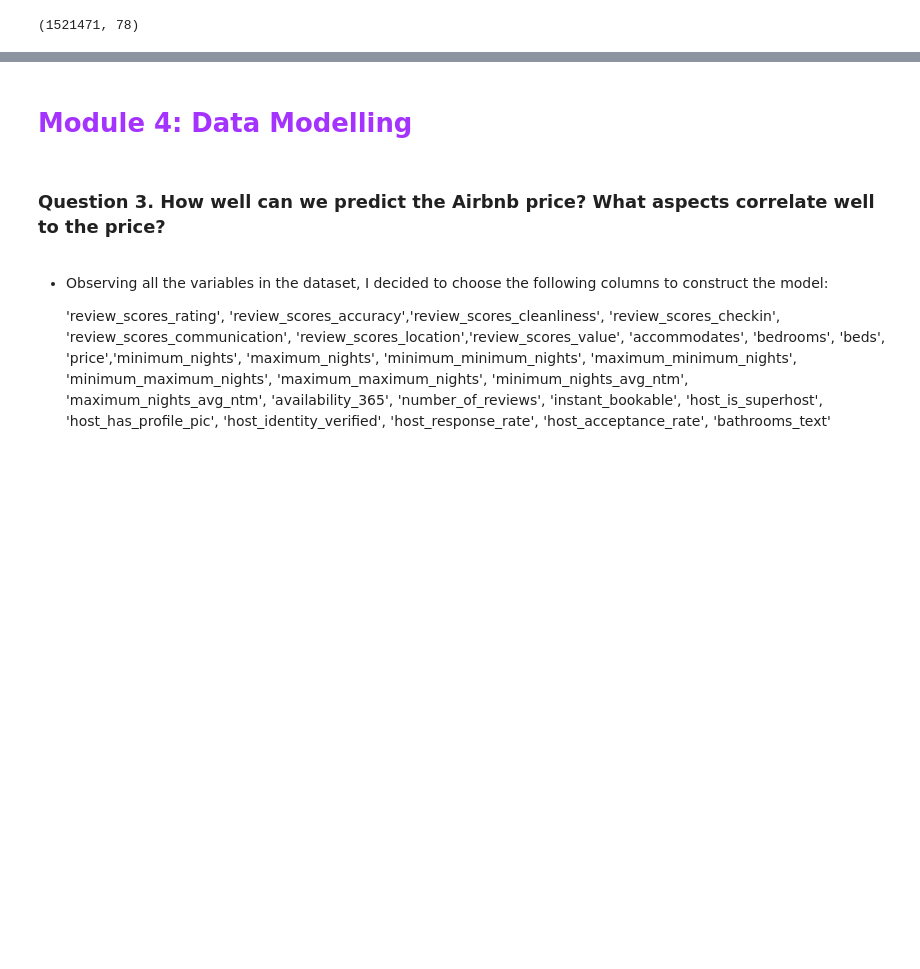
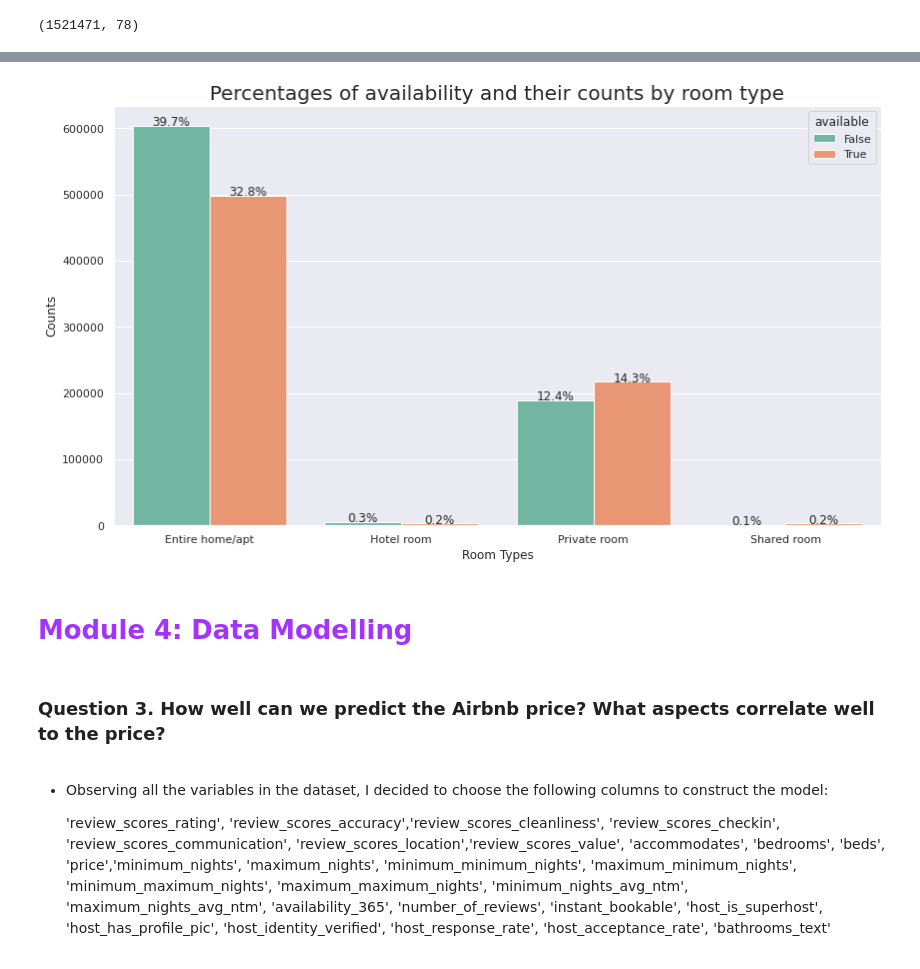
Before and after one commit to MartaBallesterB/DS_projects_nanodegree, a Jupyter notebook: Writing a Data Scientist Blog Post/Valencia_Airbnb_dataset.ipynb, the cells around one changed output, grey strips where cells are left out. Cells and saved outputs as stored; diff of their text form; code cells hidden in the pictures; blank space fills up the shorter version.

```diff
--- a/Writing a Data Scientist Blog Post/Valencia_Airbnb_dataset.ipynb
+++ b/Writing a Data Scientist Blog Post/Valencia_Airbnb_dataset.ipynb
@@ -316,0 +338,3 @@ map1
+# %%
+available_roomtype = calendar_listings.groupby(['available','room_type']).size().reset_index(name='Count')
+available_roomtype
@@ -316,0 +351,3 @@ map1
+# %%
+available_roomtype['Percentage'] = [(100 * x/available_roomtype['Count'].sum()).round(2) for x in available_roomtype['Count']]
+available_roomtype
@@ -317,3 +364,21 @@ map1
+# %%
+plt.rcParams["figure.figsize"] = [12, 7]
+plt.rcParams["figure.autolayout"] = True
+
+percentage = available_roomtype['Percentage']
+ax = sns.barplot(x="room_type", y='Count', hue="available", data=available_roomtype, palette='Set2')
+patches = ax.patches
+ax.set_title("Percentages of availability and their counts by room type" , size = 20)
+ax.set_xlabel("Room Types" , size = 12)
+ax.set_ylabel("Counts" , size = 12)
+
+for i in range(len(patches)):
+    x = patches[i].get_x() + patches[i].get_width()/2
+    y = patches[i].get_height()+.05
+    ax.annotate('{:.1f}%'.format(percentage[i]), (x,y), ha='center')
+plt.show()
+# %% [output]
+[figure, added]
 # %% [markdown]
 # <font color='#A533FF'>Module 4: Data Modelling</font>
 # %% [markdown]
```
Also changed, not shown: parts of 45 cells of this notebook.
